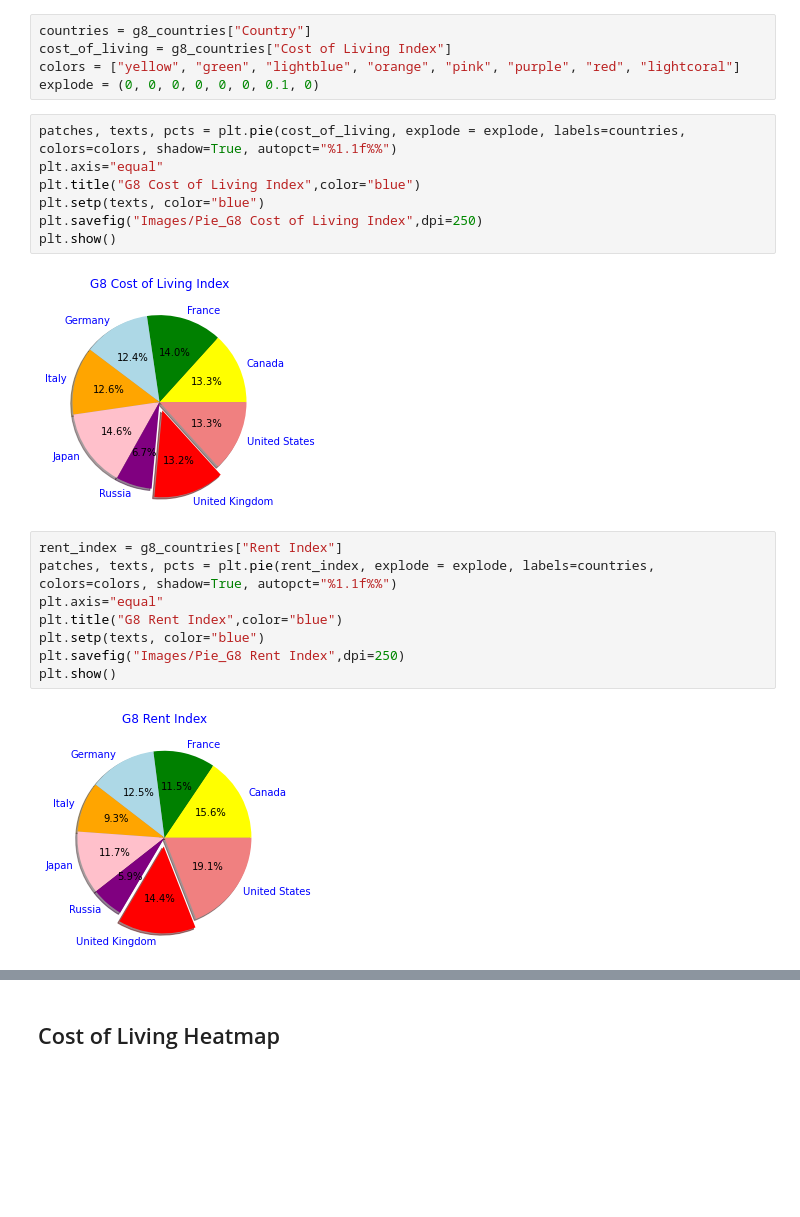
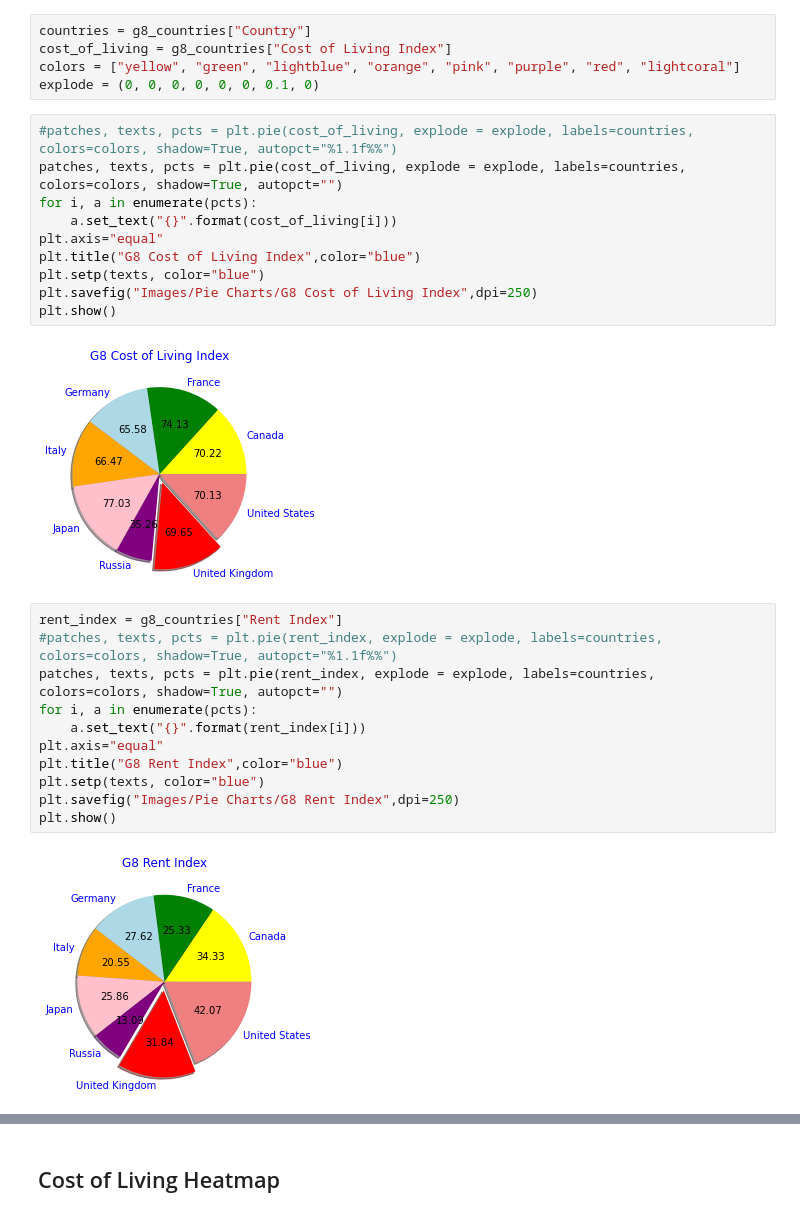
Before and after one commit to SNNandhini/Cost-of-Living-Analysis, a Jupyter notebook: Analysis.ipynb, the cells around one changed output, grey strips where cells are left out. Saved outputs shown, nothing was run; the diff lists cells and outputs as text; blank space fills up the shorter version.

```diff
--- a/Analysis.ipynb
+++ b/Analysis.ipynb
@@ -156,23 +133,29 @@ cost_of_living = g8_countries["Cost of Living Index"]
 colors = ["yellow", "green", "lightblue", "orange", "pink", "purple", "red", "lightcoral"]
 explode = (0, 0, 0, 0, 0, 0, 0.1, 0)
 # %%
-patches, texts, pcts = plt.pie(cost_of_living, explode = explode, labels=countries, colors=colors, shadow=True, autopct="%1.1f%%")
+#patches, texts, pcts = plt.pie(cost_of_living, explode = explode, labels=countries, colors=colors, shadow=True, autopct="%1.1f%%")
+patches, texts, pcts = plt.pie(cost_of_living, explode = explode, labels=countries, colors=colors, shadow=True, autopct="")
+for i, a in enumerate(pcts):
+    a.set_text("{}".format(cost_of_living[i]))
 plt.axis="equal"
 plt.title("G8 Cost of Living Index",color="blue")
 plt.setp(texts, color="blue")
-plt.savefig("Images/Pie_G8 Cost of Living Index",dpi=250)
+plt.savefig("Images/Pie Charts/G8 Cost of Living Index",dpi=250)
 plt.show()
 # %% [output]
-[figure, old version]
+[figure, new version]
 # %%
 rent_index = g8_countries["Rent Index"]
-patches, texts, pcts = plt.pie(rent_index, explode = explode, labels=countries, colors=colors, shadow=True, autopct="%1.1f%%")
+#patches, texts, pcts = plt.pie(rent_index, explode = explode, labels=countries, colors=colors, shadow=True, autopct="%1.1f%%")
+patches, texts, pcts = plt.pie(rent_index, explode = explode, labels=countries, colors=colors, shadow=True, autopct="")
+for i, a in enumerate(pcts):
+    a.set_text("{}".format(rent_index[i]))
 plt.axis="equal"
 plt.title("G8 Rent Index",color="blue")
 plt.setp(texts, color="blue")
-plt.savefig("Images/Pie_G8 Rent Index",dpi=250)
+plt.savefig("Images/Pie Charts/G8 Rent Index",dpi=250)
 plt.show()
 # %% [output]
-[figure, old version]
+[figure, new version]
 # %%
 cost_of_living_plus_rent = g8_countries["Cost of Living Plus Rent Index"]
```
Also changed, not shown: parts of 35 cells of this notebook, 53 other files.
